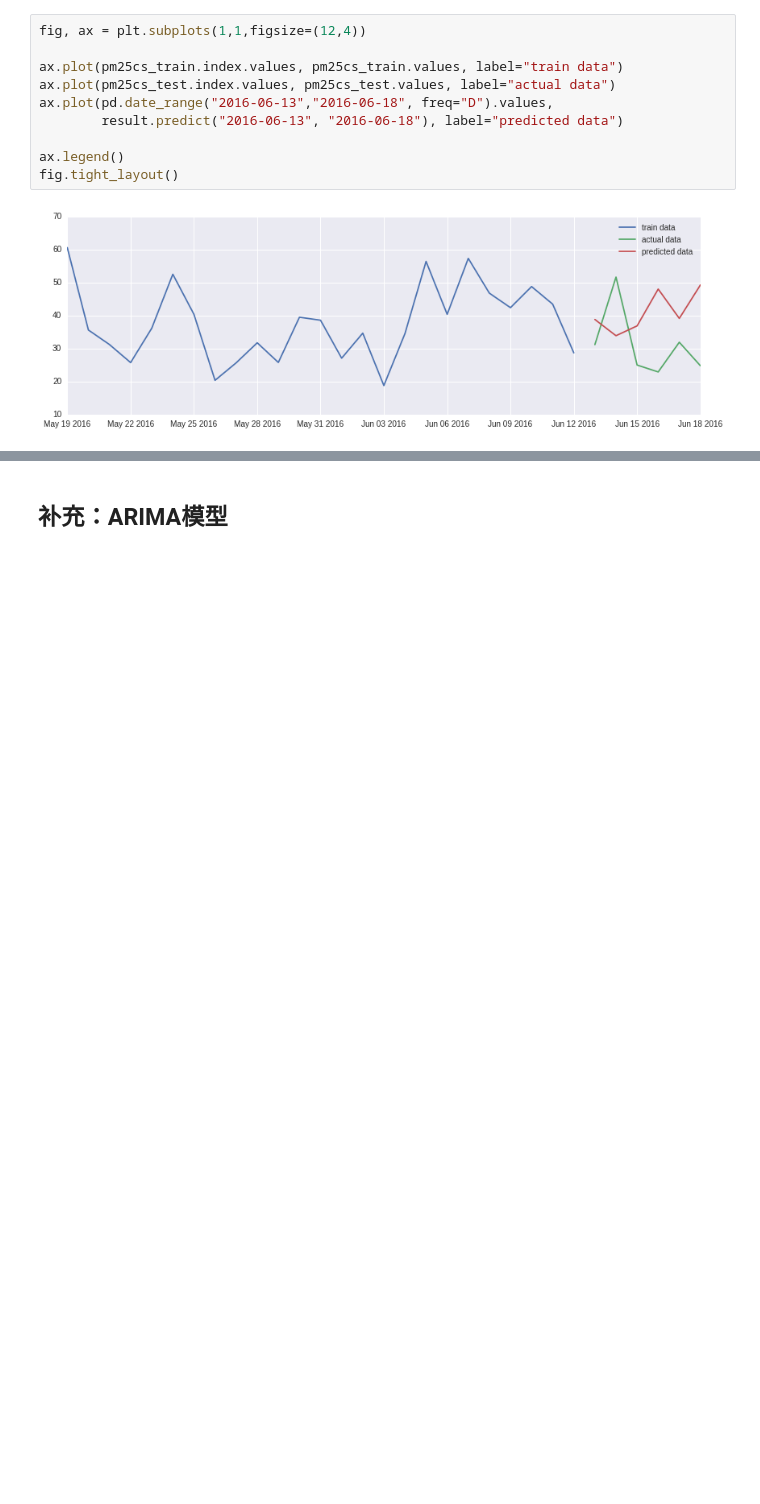
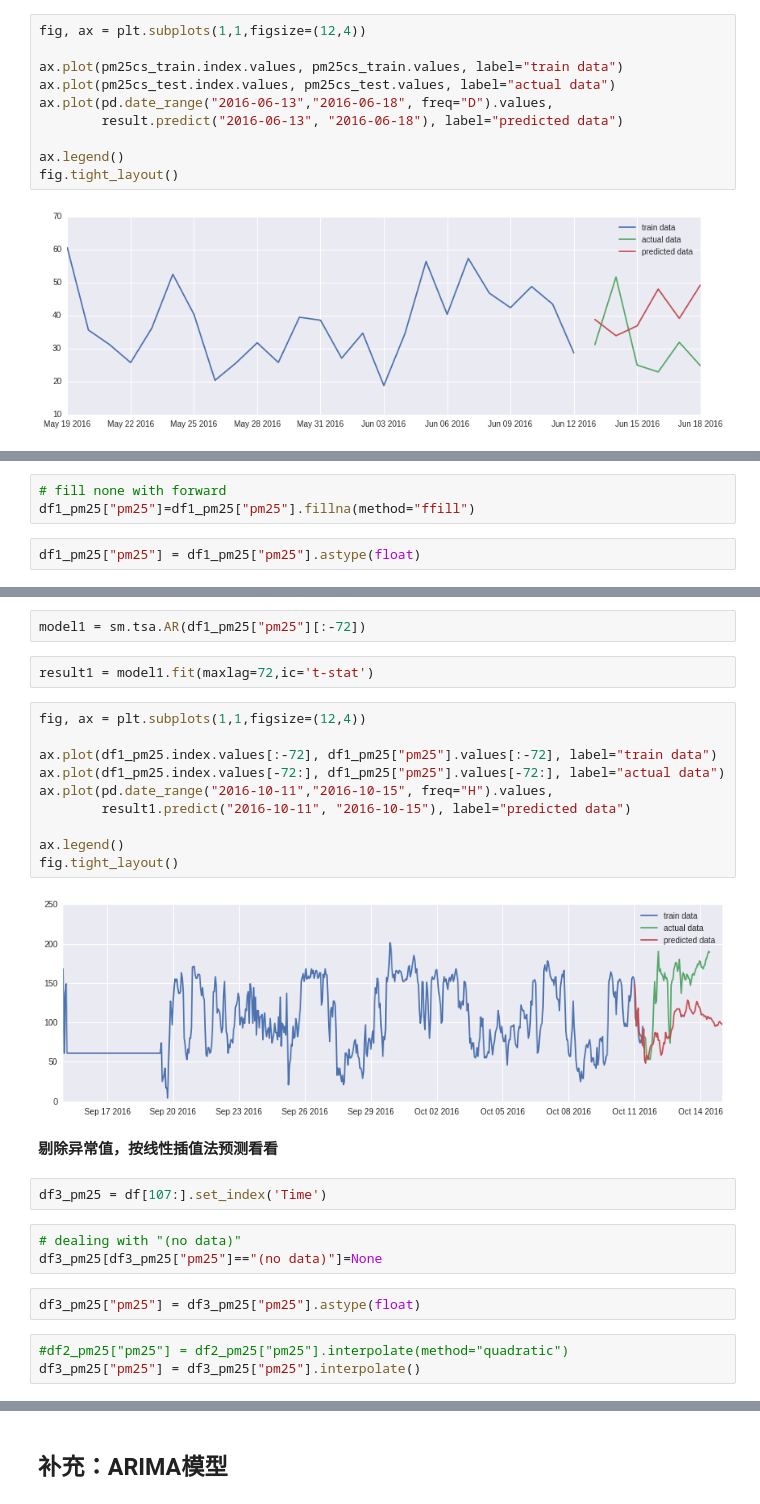
Before and after one commit to hscspring/Note_DS, a Jupyter notebook: OMOOC.Data/assignment/7w/7W_homework.ipynb, the cells around one changed output, grey strips where cells are left out. Cells and saved outputs as stored; diff of their text form; blank space fills up the shorter version.

```diff
--- a/OMOOC.Data/assignment/7w/7W_homework.ipynb
+++ b/OMOOC.Data/assignment/7w/7W_homework.ipynb
@@ -1088,0 +1264,5 @@ fig.tight_layout()
+# %%
+# fill none with forward
+df1_pm25["pm25"]=df1_pm25["pm25"].fillna(method="ffill")
+# %%
+df1_pm25["pm25"] = df1_pm25["pm25"].astype(float)
@@ -1088,0 +1279,28 @@ fig.tight_layout()
+# %%
+model1 = sm.tsa.AR(df1_pm25["pm25"][:-72])
+# %%
+result1 = model1.fit(maxlag=72,ic='t-stat')
+# %%
+fig, ax = plt.subplots(1,1,figsize=(12,4))
+
+ax.plot(df1_pm25.index.values[:-72], df1_pm25["pm25"].values[:-72], label="train data")
+ax.plot(df1_pm25.index.values[-72:], df1_pm25["pm25"].values[-72:], label="actual data")
+ax.plot(pd.date_range("2016-10-11","2016-10-15", freq="H").values,
+        result1.predict("2016-10-11", "2016-10-15"), label="predicted data")
+
+ax.legend()
+fig.tight_layout()
+# %% [output]
+[figure, added]
+# %% [markdown]
+**剔除异常值，按线性插值法预测看看**
+# %%
+df3_pm25 = df[107:].set_index('Time')
+# %%
+# dealing with "(no data)"
+df3_pm25[df3_pm25["pm25"]=="(no data)"]=None
+# %%
+df3_pm25["pm25"] = df3_pm25["pm25"].astype(float)
+# %%
+#df2_pm25["pm25"] = df2_pm25["pm25"].interpolate(method="quadratic")
+df3_pm25["pm25"] = df3_pm25["pm25"].interpolate()
```
Also changed, not shown: parts of 36 cells of this notebook, 2 other files.
